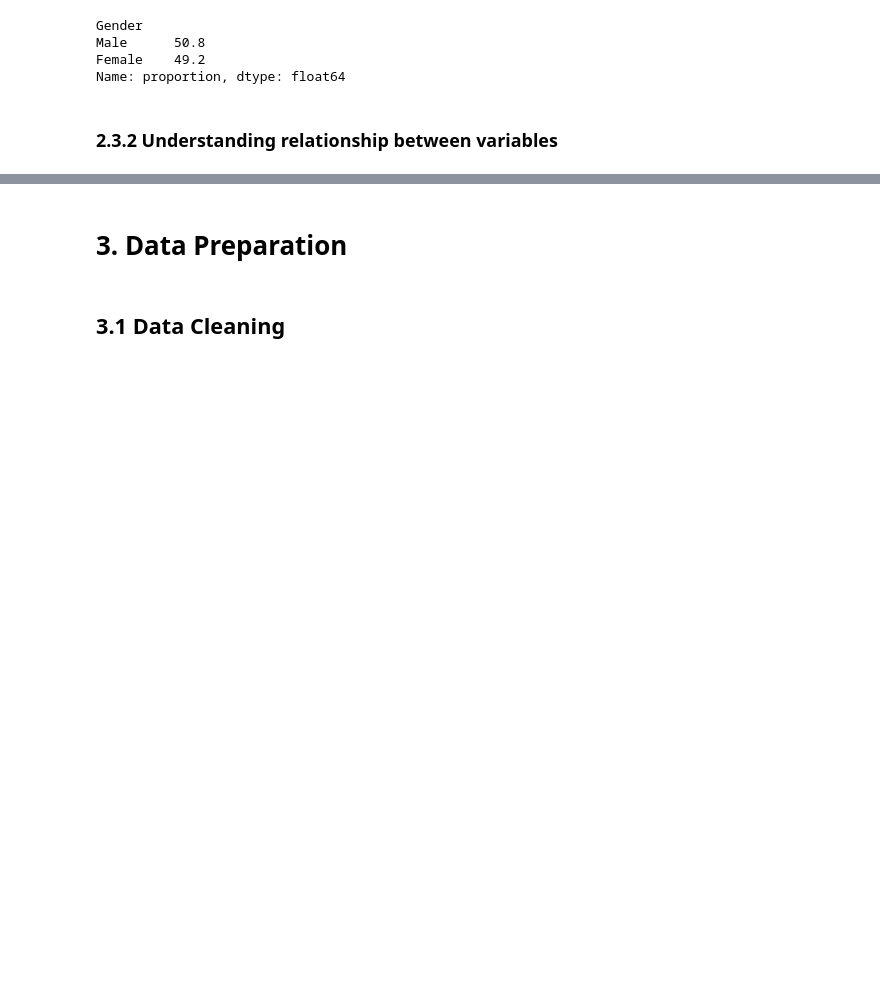
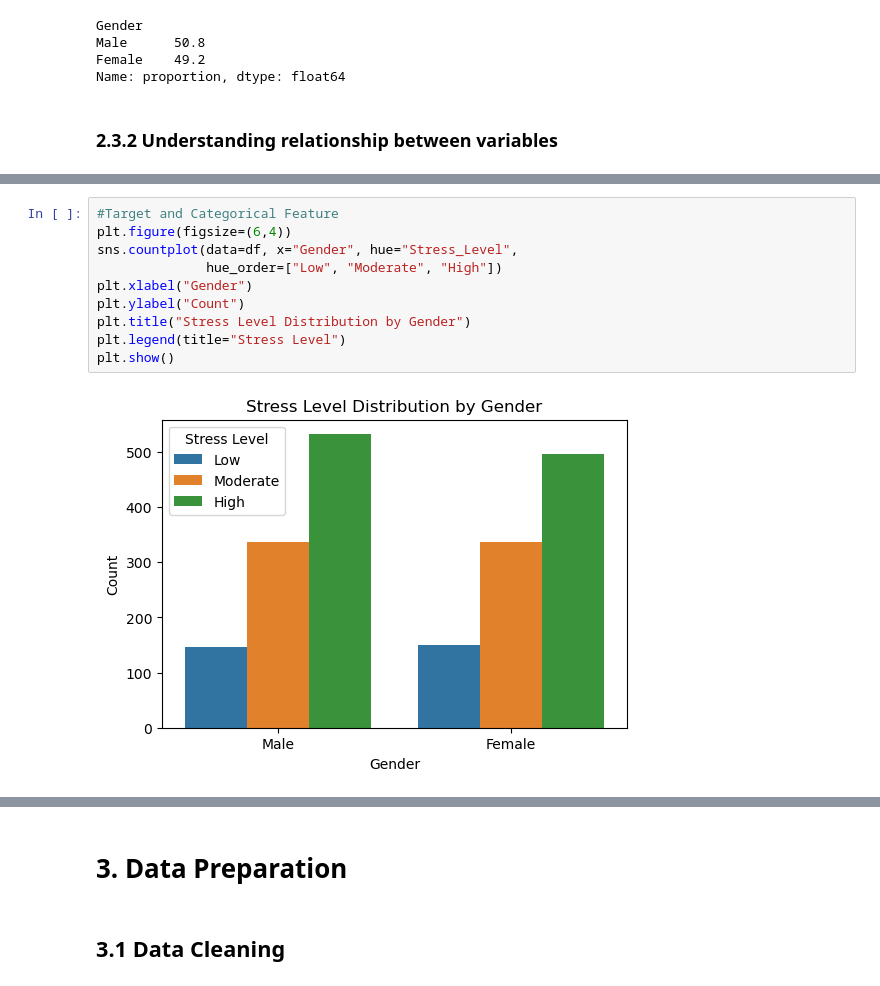
Before and after one commit to thiri-wah/mldp_project, a Jupyter notebook: MLDP Program Codes Submission Template (1).ipynb, the cells around one changed output, grey strips where cells are left out. Cells and saved outputs as stored; diff of their text form; blank space fills up the shorter version.

```diff
--- a/MLDP Program Codes Submission Template (1).ipynb
+++ b/MLDP Program Codes Submission Template (1).ipynb
@@ -232,0 +257,12 @@ Name: proportion, dtype: float64
+# %%
+#Target and Categorical Feature
+plt.figure(figsize=(6,4))
+sns.countplot(data=df, x="Gender", hue="Stress_Level",
+              hue_order=["Low", "Moderate", "High"])
+plt.xlabel("Gender")
+plt.ylabel("Count")
+plt.title("Stress Level Distribution by Gender")
+plt.legend(title="Stress Level")
+plt.show()
+# %% [output]
+[figure, added]
```
Also changed, not shown: parts of 9 cells of this notebook.
